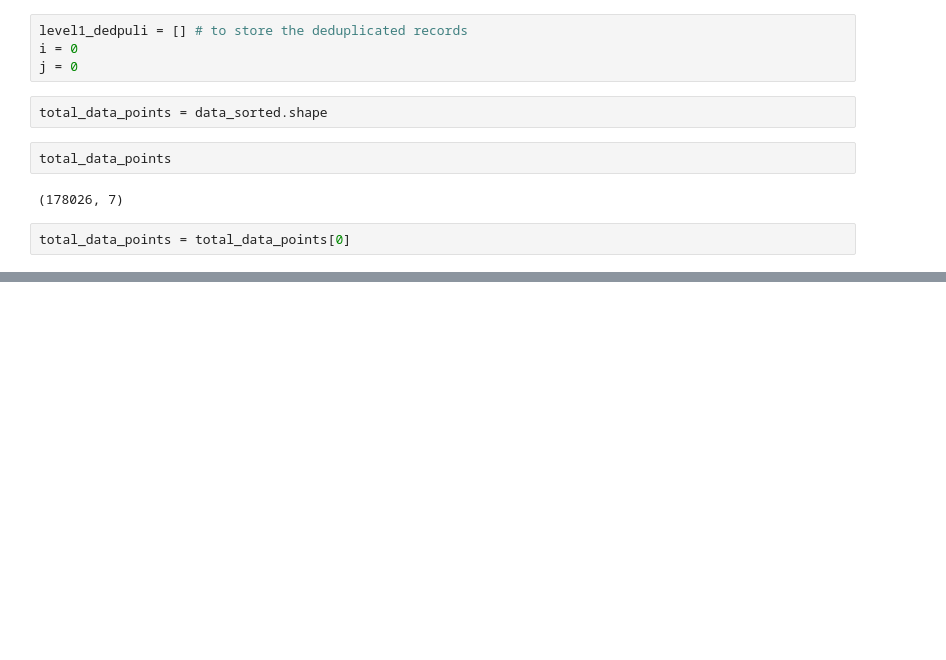
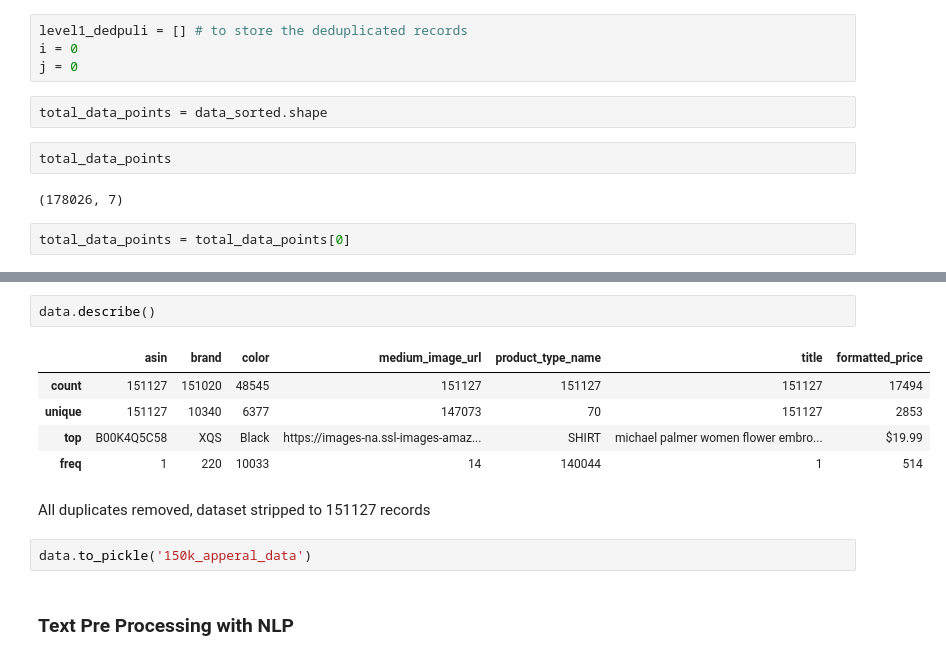
Before and after one commit to vedanthv/Amazon-Apparel-Recommendation, a Jupyter notebook: Apparel Recommendation System.ipynb, the cells around one changed output, grey strips where cells are left out. Saved outputs shown, nothing was run; the diff lists cells and outputs as text; blank space fills up the shorter version.

```diff
--- a/Apparel Recommendation System.ipynb
+++ b/Apparel Recommendation System.ipynb
@@ -401,0 +471,14 @@ total_data_points = total_data_points[0]
+# %%
+data.describe()
+# %% [output]
+|  | asin | brand | color | medium_image_url | product_type_name | title | formatted_price |
+| count | 151127 | 151020 | 48545 | 151127 | 151127 | 151127 | 17494 |
+| unique | 151127 | 10340 | 6377 | 147073 | 70 | 151127 | 2853 |
+| top | B00K4Q5C58 | XQS | Black | https://images-na.ssl-images-amaz... | SHIRT | michael palmer women flower embro... | $19.99 |
+| freq | 1 | 220 | 10033 | 14 | 140044 | 1 | 514 |
+# %% [markdown]
+All duplicates removed, dataset stripped to 151127 records
+# %%
+data.to_pickle('150k_apperal_data')
+# %% [markdown]
+### Text Pre Processing with NLP
```
Also changed, not shown: parts of 12 cells of this notebook.
